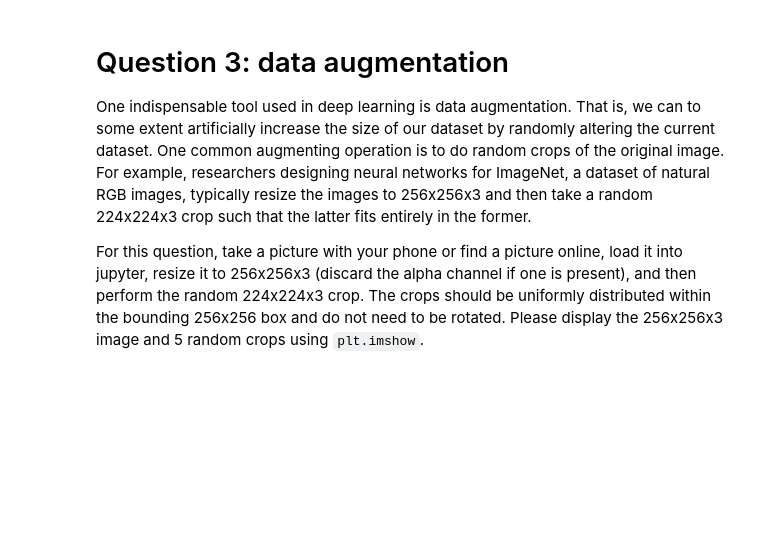
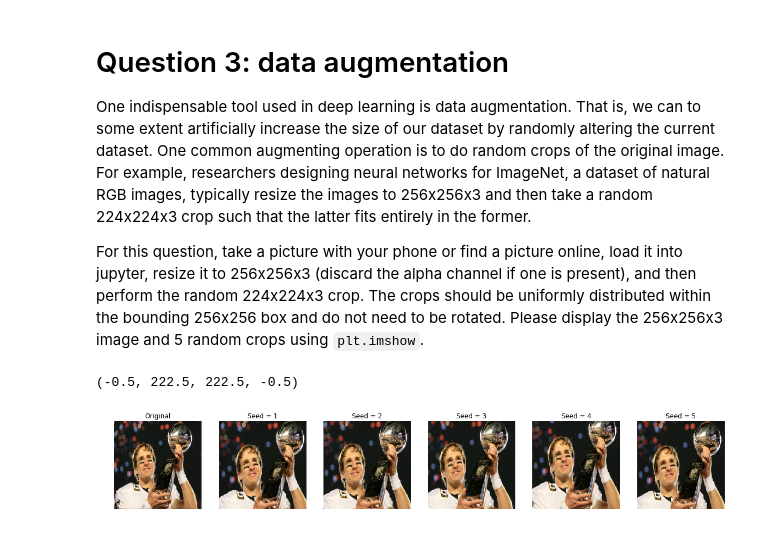
Before and after one commit to mariachacko/BME-590-Machine-Learning-in-Imaging, a Jupyter notebook: homework/homework_1/HW1.ipynb, the cells around one changed output. Cells and saved outputs as stored; diff of their text form; code cells hidden in the pictures; blank space fills up the shorter version.

```diff
--- a/homework/homework_1/HW1.ipynb
+++ b/homework/homework_1/HW1.ipynb
@@ -91,0 +147,52 @@ import matplotlib.pyplot as plt
+# %%
+def randomcrop(img,newsize,seed):
+    np.random.seed(seed);
+    oldsize = img.shape
+    xedge = oldsize[0]-newsize[0]+1
+    yedge = oldsize[1]-newsize[1]+1
+    xcrop = np.random.randint(0,xedge-1)
+    ycrop = np.random.randint(0,yedge-1)
+
+    imgcrop = img[xcrop:newsize[0]+xcrop-1,ycrop:newsize[1]+ycrop-1,:]
+
+    return imgcrop
+# %%
+img = getimgcolor('http://static.oprah.com/images/tows/201002/20100212-tows-drew-brees-1-300x205.jpg')
+fig, (ax0,ax1,ax2,ax3,ax4,ax5) = plt.subplots(ncols=6,figsize=(20, 5))
+
+ax0.imshow(img)
+ax0.set_title('Original')
+ax0.axis('off')
+
+imgcrop = randomcrop(img,(224,224,3),1)
+imgcrop.shape
+ax1.imshow(randomcrop(img,(224,224,3),1))
+ax1.set_title('Seed = 1')
+ax1.axis('off')
+
+imgcrop = randomcrop(img,(224,224,3),2)
+imgcrop.shape
+ax2.imshow(randomcrop(img,(224,224,3),2))
+ax2.set_title('Seed = 2')
+ax2.axis('off')
+
+imgcrop = randomcrop(img,(224,224,3),3)
+imgcrop.shape
+ax3.imshow(randomcrop(img,(224,224,3),3))
+ax3.set_title('Seed = 3')
+ax3.axis('off')
+
+imgcrop = randomcrop(img,(224,224,3),4)
+imgcrop.shape
+ax4.imshow(randomcrop(img,(224,224,3),4))
+ax4.set_title('Seed = 4')
+ax4.axis('off')
+
+imgcrop = randomcrop(img,(224,224,3),5)
+imgcrop.shape
+ax5.imshow(randomcrop(img,(224,224,3),5))
+ax5.set_title('Seed = 5')
+ax5.axis('off')
+# %% [output]
+(-0.5, 222.5, 222.5, -0.5)
+[figure, added]
```
Also changed, not shown: parts of 11 cells of this notebook.
